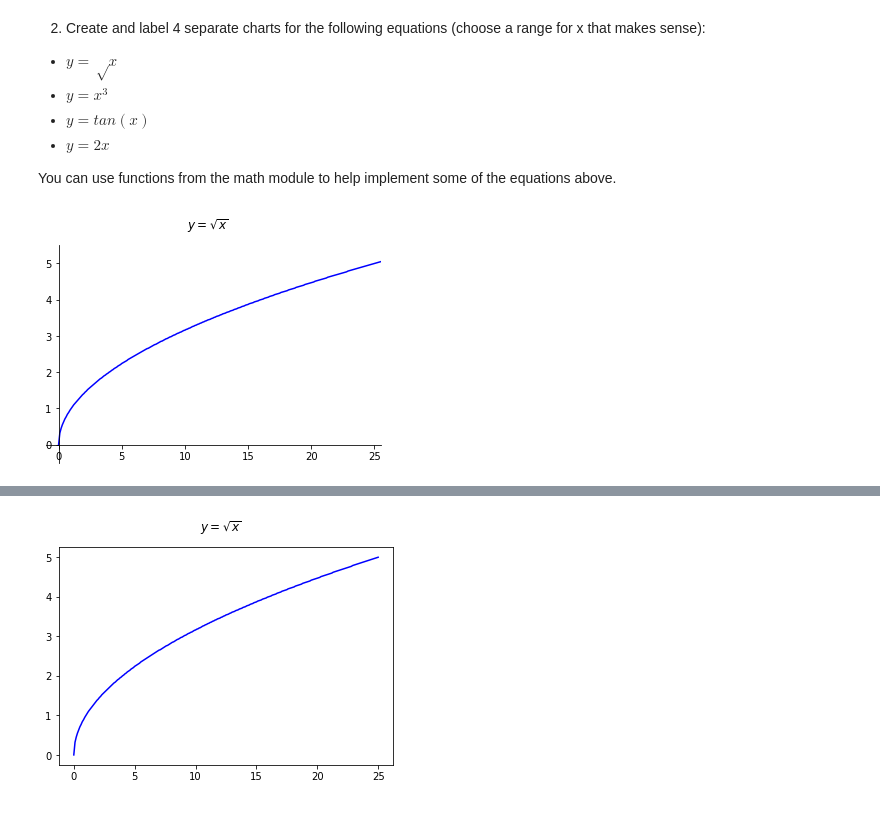
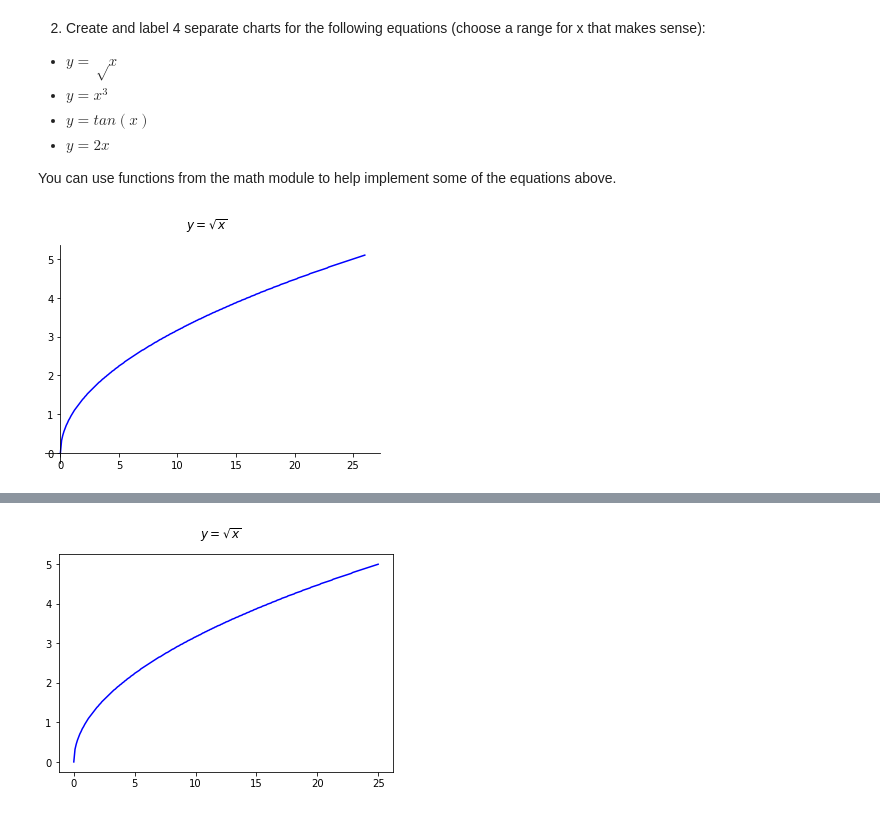
Before and after one commit to kjeliasen/python-exercises, a Jupyter notebook: 4.6.1_matplotlib_exercises.ipynb, the cells around one changed output, grey strips where cells are left out. Cells and saved outputs as stored; diff of their text form; code cells hidden in the pictures.

```diff
--- a/4.6.1_matplotlib_exercises.ipynb
+++ b/4.6.1_matplotlib_exercises.ipynb
@@ -46,22 +68,22 @@ You can use functions from the math module to help implement some of the equatio
 # %%
 xvals2a = [round(x, 1) for x in np.arange(0, 26.01, .1)]
 yvals2a = [round(x ** .5, 2) for x in xvals2a]
 
 fig2a, ax2a = plt.subplots()
 ax2a.plot(xvals2a, yvals2a, c='b')
 plt.suptitle('$y = \sqrt{x}$')
 
-plt.xlim(-1, 25.5)
-plt.ylim(-.5,5.5)
+plt.xlim=(-1, 25.5)
+plt.ylim=(-.5,5.5)
 
 ax2a.spines['left'].set_position('zero')
 ax2a.spines['bottom'].set_position('zero')
 ax2a.spines['top'].set_color('none')
 ax2a.spines['right'].set_color('none')
 
 plt.show()
 # %% [output]
-[figure, old version]
+[figure, new version]
 # %%
 xvals2b = [round(x, 1) for x in np.arange(-5, 5.01, .1)]
 yvals2b = [round(x ** 3, 2) for x in xvals2b]
```
Also changed, not shown: parts of 6 cells of this notebook, 2 other files.
